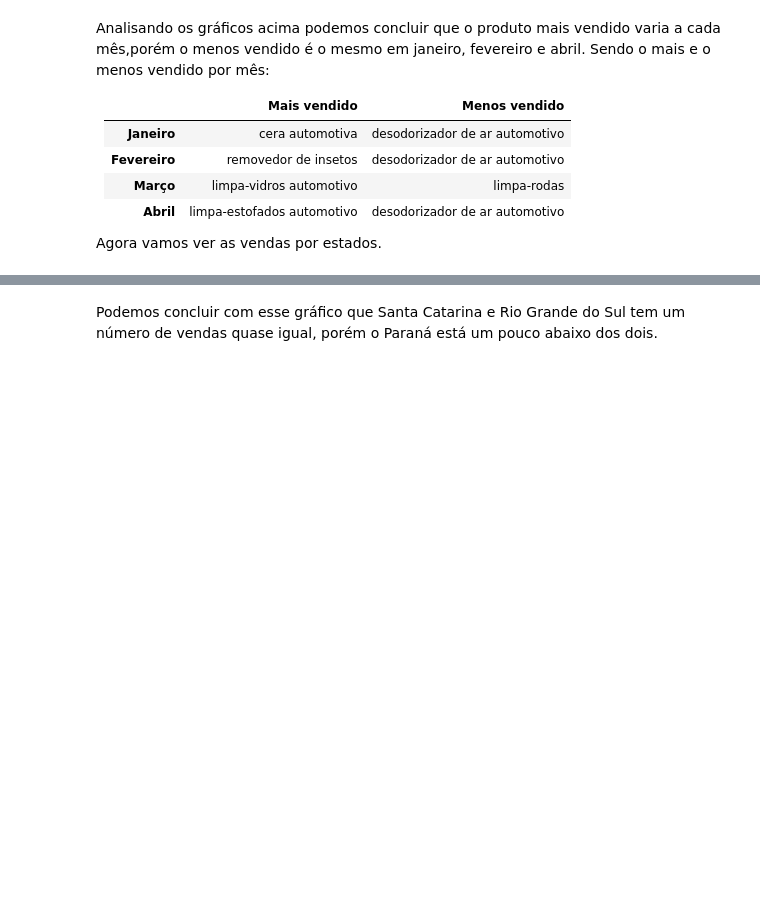
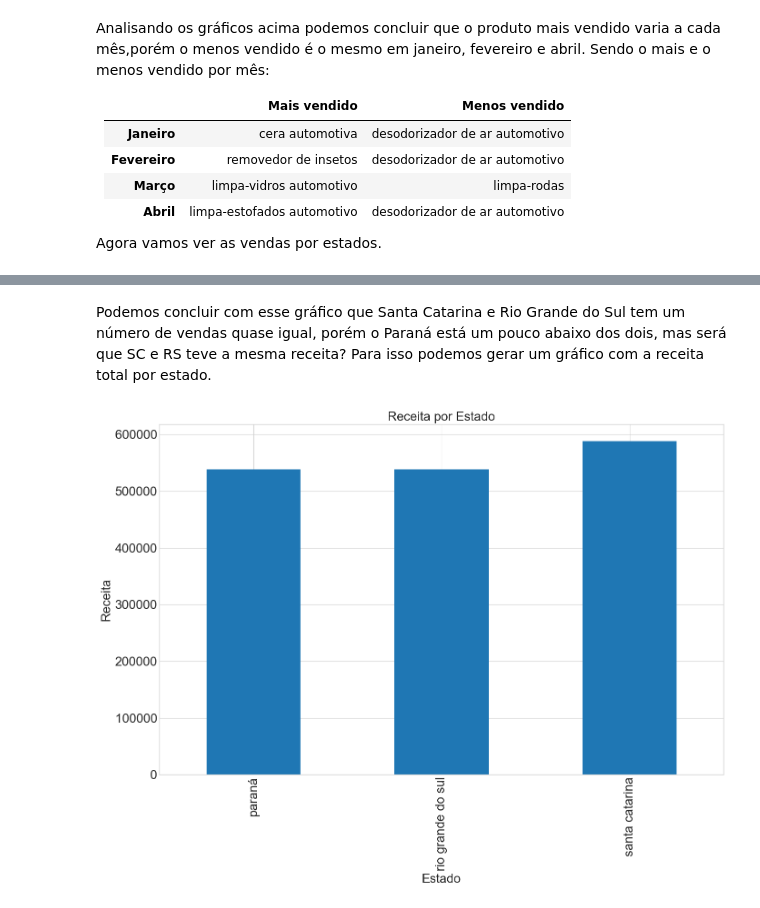
Before and after one commit to henrilhos-archives/G0033-Data-Science, a Jupyter notebook: assignments/02-fabprod/data-science.ipynb, the cells around one changed output, grey strips where cells are left out. Cells and saved outputs as stored; diff of their text form; code cells hidden in the pictures; blank space fills up the shorter version.

```diff
--- a/assignments/02-fabprod/data-science.ipynb
+++ b/assignments/02-fabprod/data-science.ipynb
@@ -113,2 +125,12 @@ plt.show()
 # %% [markdown]
-Podemos concluir com esse gráfico que Santa Catarina e Rio Grande do Sul tem um número de vendas quase igual, porém o Paraná está um pouco abaixo dos dois.
+Podemos concluir com esse gráfico que Santa Catarina e Rio Grande do Sul tem um número de vendas quase igual, porém o Paraná está um pouco abaixo dos dois, mas será que SC e RS teve a mesma receita? Para isso podemos gerar um gráfico com a receita total por estado.
+# %%
+df_state = df.groupby('state')['total_price'].sum()
+
+df_state.plot(kind='bar')
+plt.title('Receita por Estado')
+plt.xlabel('Estado')
+plt.ylabel('Receita')
+plt.show()
+# %% [output]
+[figure, added]
```
Also changed, not shown: parts of 16 cells of this notebook, 1 other file.
